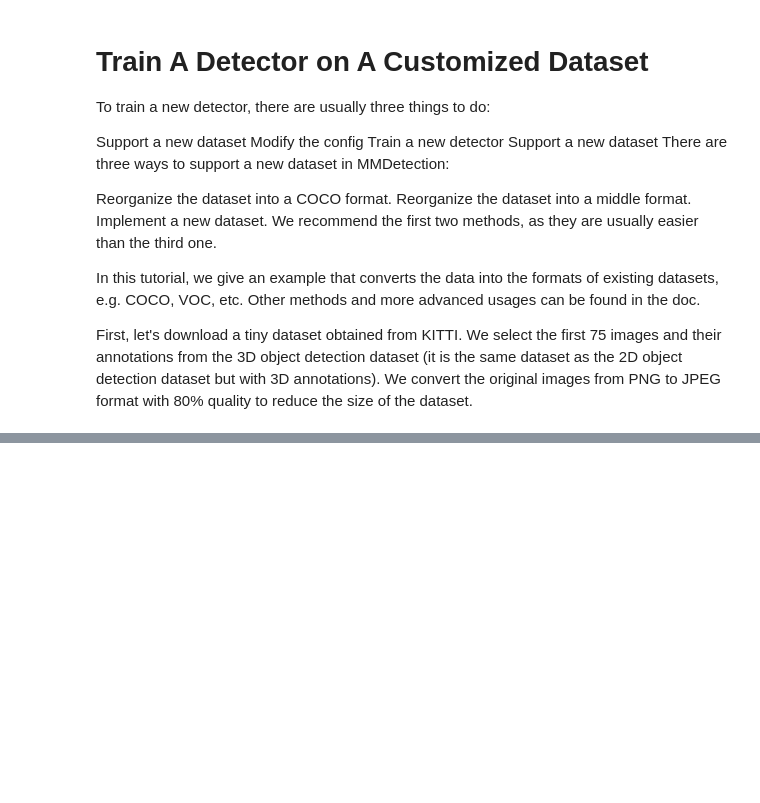
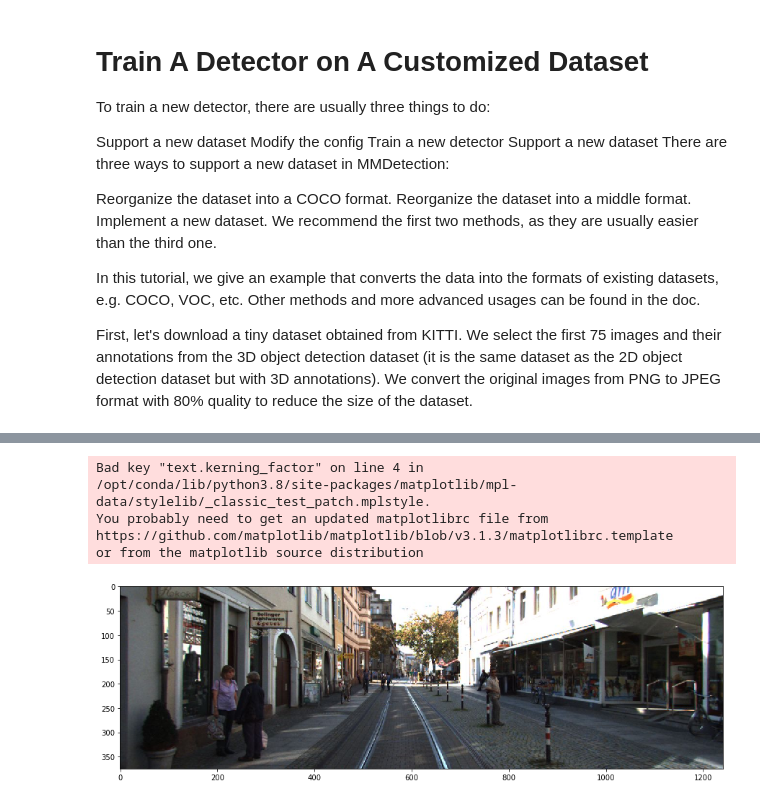
Before and after one commit to SlowMonk/MZ, a Jupyter notebook: detection.ipynb, the cells around one changed output, grey strips where cells are left out. Cells and saved outputs as stored; diff of their text form; code cells hidden in the pictures; blank space fills up the shorter version.

```diff
--- a/detection.ipynb
+++ b/detection.ipynb
@@ -128,0 +168,16 @@ First, let's download a tiny dataset obtained from KITTI. We select the first 75
+# %%
+# Let's take a look at the dataset image
+import mmcv
+import matplotlib.pyplot as plt
+
+img = mmcv.imread('kitti_tiny/training/image_2/000073.jpeg')
+plt.figure(figsize=(15, 10))
+plt.imshow(mmcv.bgr2rgb(img))
+plt.show()
+# %% [output]
+Bad key "text.kerning_factor" on line 4 in
+/opt/conda/lib/python3.8/site-packages/matplotlib/mpl-data/stylelib/_classic_test_patch.mplstyle.
+You probably need to get an updated matplotlibrc file from
+https://github.com/matplotlib/matplotlib/blob/v3.1.3/matplotlibrc.template
+or from the matplotlib source distribution
+[figure, added]
```
Also changed, not shown: parts of 15 cells of this notebook, 1 other file.
